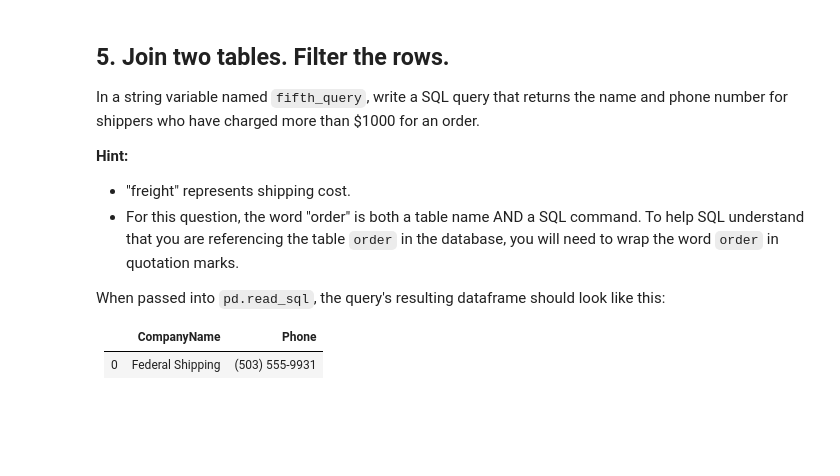
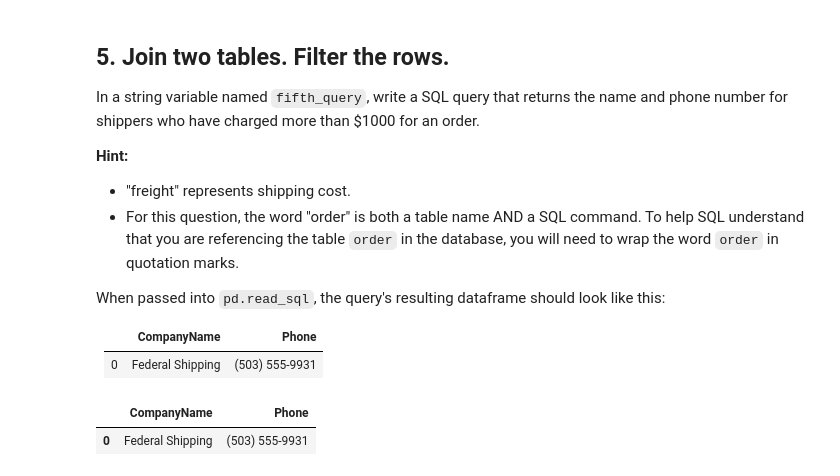
Before and after one commit to D-EKALE/dsc-sql-checkpoint, a Jupyter notebook: index.ipynb, the cells around one changed output. Cells and saved outputs as stored; diff of their text form; code cells hidden in the pictures; blank space fills up the shorter version.

```diff
--- a/index.ipynb
+++ b/index.ipynb
@@ -271,15 +271,18 @@ When passed into `pd.read_sql`, the query's resulting dataframe should look like
 |  0 | Federal Shipping | (503) 555-9931 |
 # %%
 # YOUR CODE HERE
-fith_query = """
-SELECT ProductName, UnitPrice FROM product
-ORDER BY UnitPrice Desc
-LIMIT 5;
-"""
-raise NotImplementedError()
+fifth_query = """
+SELECT Shipper.CompanyName, Shipper.Phone
+FROM Shipper
+JOIN "Order" ON "Order".ShipVia = Shipper.ID
+WHERE "Order".Freight > 1000;"""
+#raise NotImplementedError()
 
 # Use the line below to check your query's output
 pd.read_sql(fifth_query, conn)
+# %% [output]
+|  | CompanyName | Phone |
+| 0 | Federal Shipping | (503) 555-9931 |
 # %%
 # fifth_query should be a string
 assert type(fifth_query) == str
```
